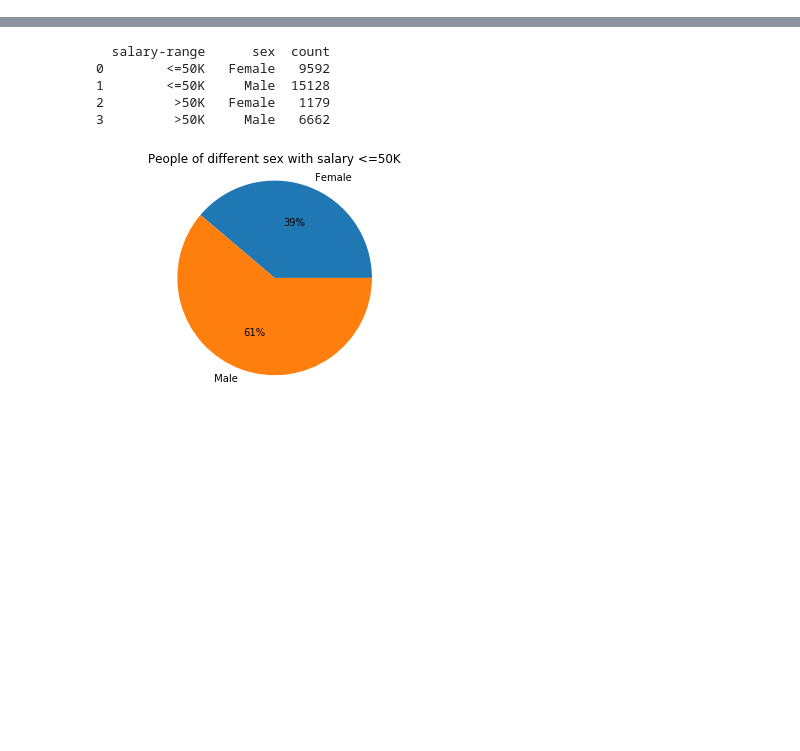
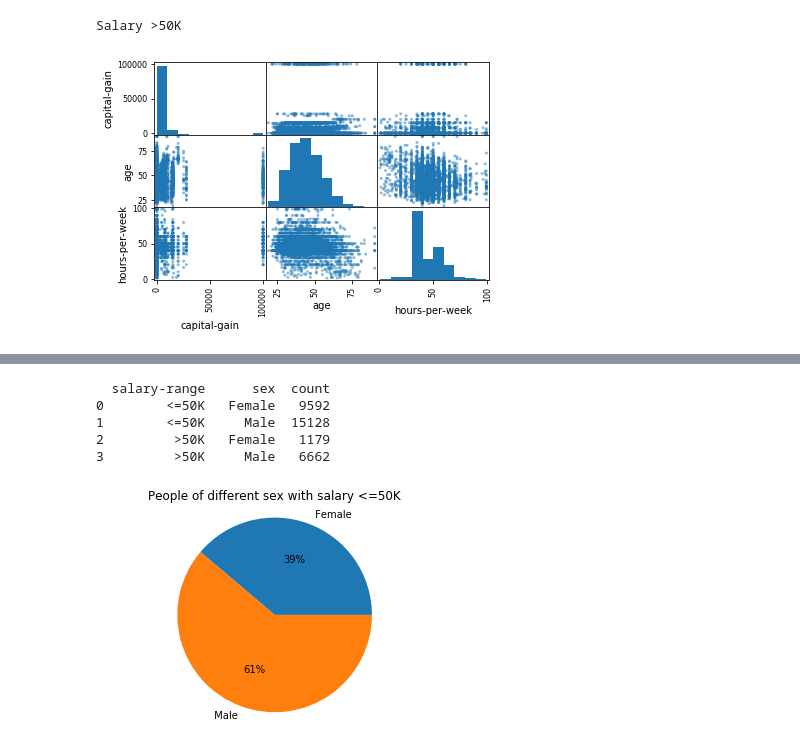
Before and after one commit to iamjagdeesh/Prediction-of-factors-influencing-salary, a Jupyter notebook: individual_attributes_analysis_jagdeesh.ipynb, the cells around one changed output, grey strips where cells are left out. Cells and saved outputs as stored; diff of their text form; code cells hidden in the pictures; blank space fills up the shorter version.

```diff
--- a/individual_attributes_analysis_jagdeesh.ipynb
+++ b/individual_attributes_analysis_jagdeesh.ipynb
@@ -7,0 +19,9 @@ df.columns = ["age", "workclass", "fnlwgt", "education", "education-num", "marit
+# %%
+df1 = df.loc[df["salary-range"] == ">50K"]
+df_sm = df1[['capital-gain','age','hours-per-week']]
+print("Salary >50K")
+pd.plotting.scatter_matrix(df_sm)
+plt.show()
+# %% [output]
+Salary >50K
+[figure, added]
```
Also changed, not shown: parts of 8 cells of this notebook.
